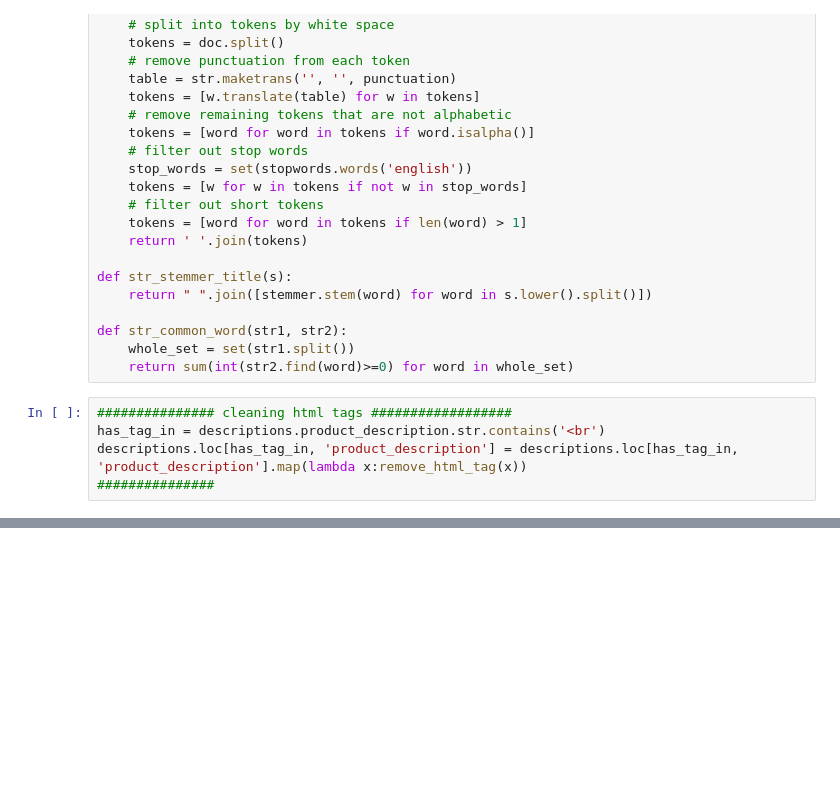
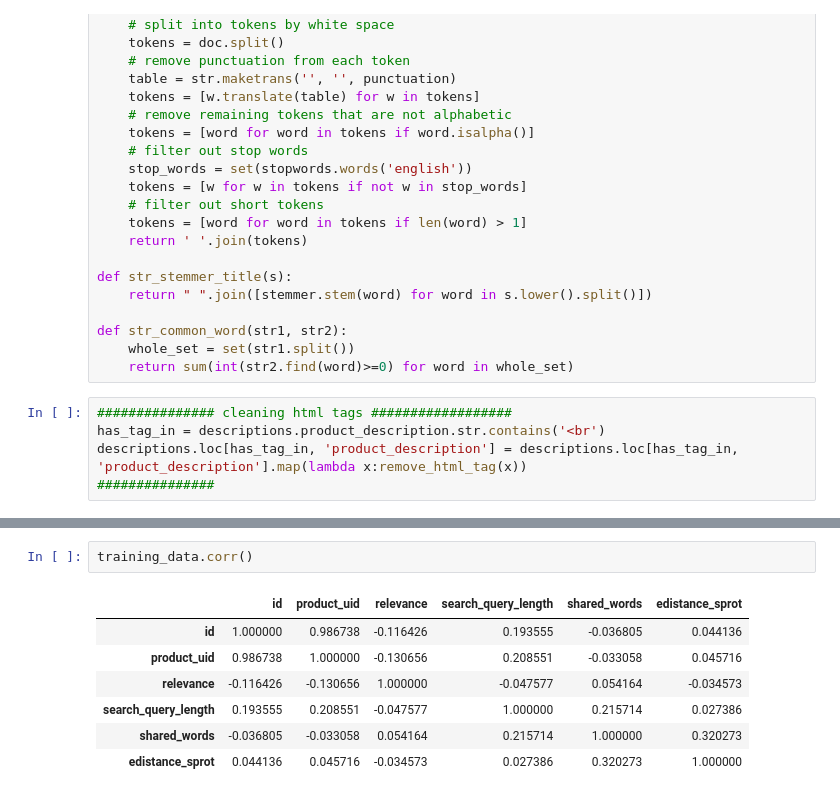
Before and after one commit to YurieCo/Data-science-intern, a Jupyter notebook: Kaggle/EDA_and_ML.ipynb, the cells around one changed output, grey strips where cells are left out. Cells and saved outputs as stored; diff of their text form; blank space fills up the shorter version.

```diff
--- a/Kaggle/EDA_and_ML.ipynb
+++ b/Kaggle/EDA_and_ML.ipynb
@@ -740,0 +440,10 @@ Cleaning function
+# %%
+training_data.corr()
+# %% [output]
+|  | id | product_uid | relevance | search_query_length | shared_words | edistance_sprot |
+| id | 1.000000 | 0.986738 | -0.116426 | 0.193555 | -0.036805 | 0.044136 |
+| product_uid | 0.986738 | 1.000000 | -0.130656 | 0.208551 | -0.033058 | 0.045716 |
+| relevance | -0.116426 | -0.130656 | 1.000000 | -0.047577 | 0.054164 | -0.034573 |
+| search_query_length | 0.193555 | 0.208551 | -0.047577 | 1.000000 | 0.215714 | 0.027386 |
+| shared_words | -0.036805 | -0.033058 | 0.054164 | 0.215714 | 1.000000 | 0.320273 |
+| edistance_sprot | 0.044136 | 0.045716 | -0.034573 | 0.027386 | 0.320273 | 1.000000 |
```
Also changed, not shown: parts of 49 cells of this notebook.
